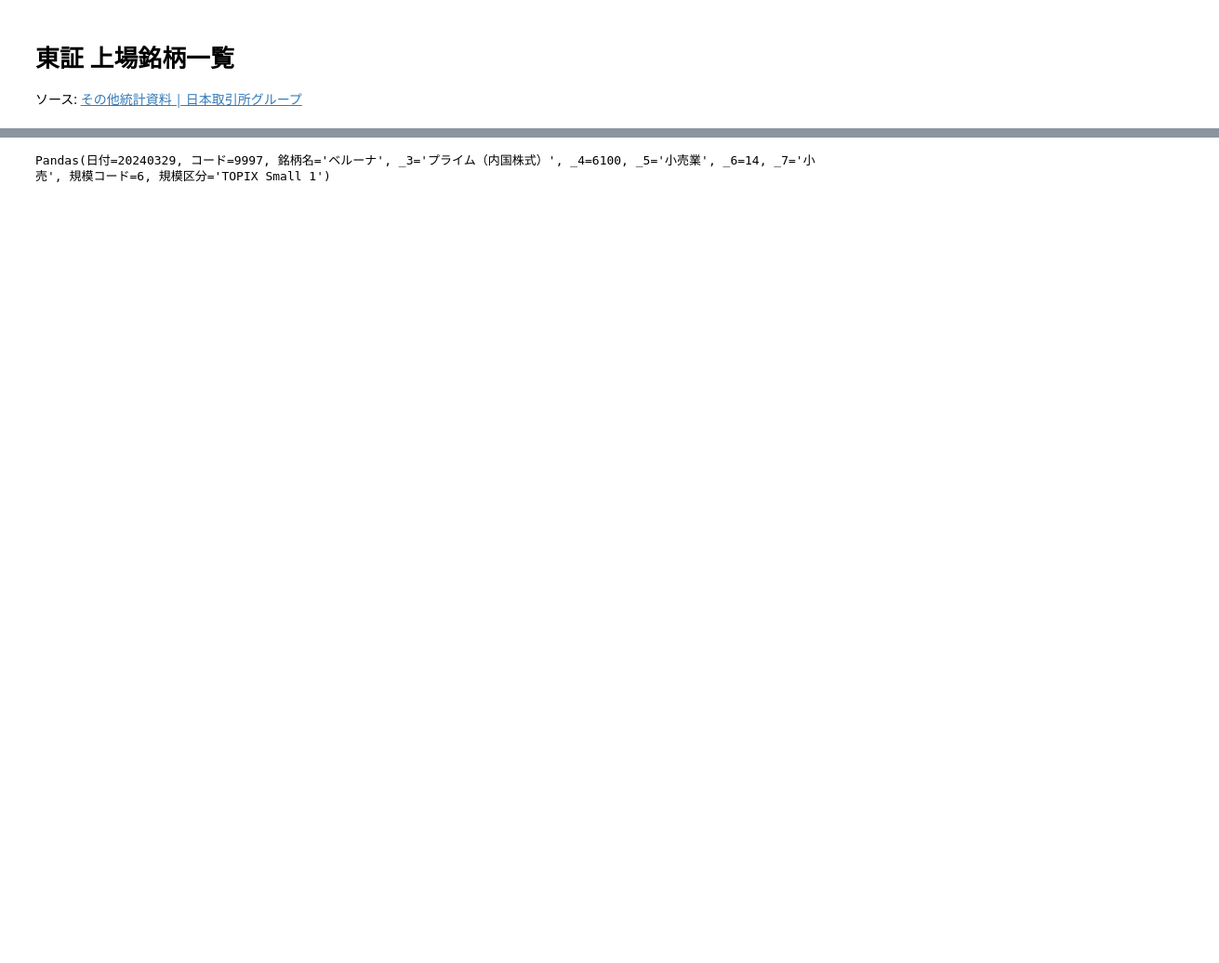
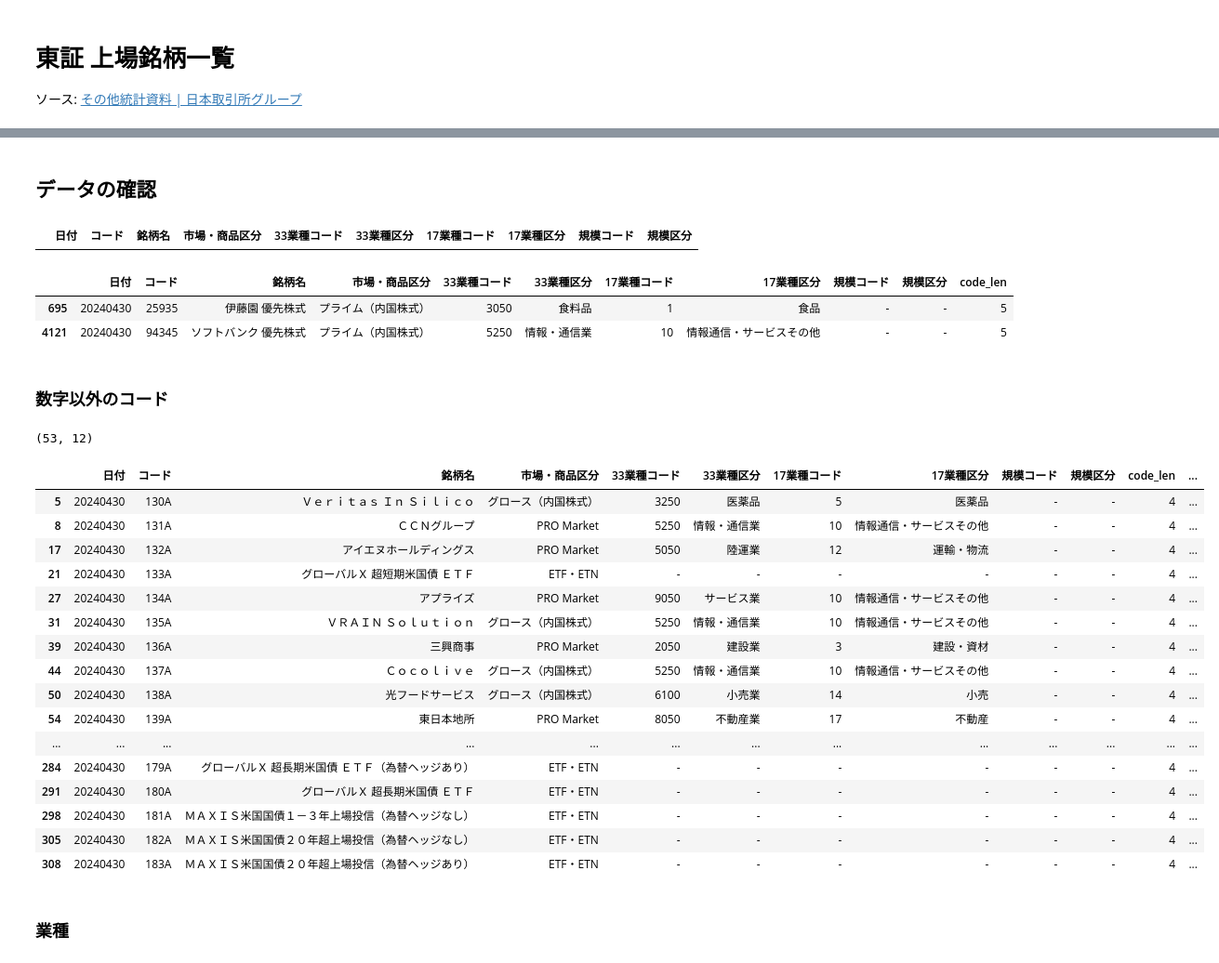
Before and after one commit to sorami/epsg-or-jpx, a Jupyter notebook: jpx.ipynb, the cells around one changed output, grey strips where cells are left out. Shown at 93% size. Drawn from its saved outputs; the diff is of its cells as text; code cells hidden in the pictures; blank space fills up the shorter version.

```diff
--- a/jpx.ipynb
+++ b/jpx.ipynb
@@ -27,4 +26,42 @@ for row in df.itertuples(index=False):
-# %%
-row
-# %% [output]
-Pandas(日付=20240329, コード=9997, 銘柄名='ベルーナ', _3='プライム（内国株式）', _4=6100, _5='小売業', _6=14, _7='小売', 規模コード=6, 規模区分='TOPIX Small 1')
+# %% [markdown]
+## データの確認
+# %%
+# コードが重複していないことを確認
+df[df.duplicated(subset="コード", keep=False)]
+# %% [output]
+|  | 日付 | コード | 銘柄名 | 市場・商品区分 | 33業種コード | 33業種区分 | 17業種コード | 17業種区分 | 規模コード | 規模区分 |
+# %%
+# コードが4桁でない銘柄
+df["code_len"] = df["コード"].apply(lambda x: len(str(x)))
+df[df["code_len"] != 4]
+# %% [output]
+|  | 日付 | コード | 銘柄名 | 市場・商品区分 | 33業種コード | 33業種区分 | 17業種コード | 17業種区分 | 規模コード | 規模区分 | code_len |
+| 695 | 20240430 | 25935 | 伊藤園 優先株式 | プライム（内国株式） | 3050 | 食料品 | 1 | 食品 | - | - | 5 |
+| 4121 | 20240430 | 94345 | ソフトバンク 優先株式 | プライム（内国株式） | 5250 | 情報・通信業 | 10 | 情報通信・サービスその他 | - | - | 5 |
+# %% [markdown]
+### 数字以外のコード
+# %%
+df_alpha = df[~df["コード"].apply(lambda x: isinstance(x, int))]
+print(df_alpha.shape)
+df_alpha
+# %% [output]
+(53, 12)
+|  | 日付 | コード | 銘柄名 | 市場・商品区分 | 33業種コード | 33業種区分 | 17業種コード | 17業種区分 | 規模コード | 規模区分 | code_len | ... |
+| 5 | 20240430 | 130A | Ｖｅｒｉｔａｓ Ｉｎ Ｓｉｌｉｃｏ | グロース（内国株式） | 3250 | 医薬品 | 5 | 医薬品 | - | - | 4 | ... |
+| 8 | 20240430 | 131A | ＣＣＮグループ | PRO Market | 5250 | 情報・通信業 | 10 | 情報通信・サービスその他 | - | - | 4 | ... |
+| 17 | 20240430 | 132A | アイエヌホールディングス | PRO Market | 5050 | 陸運業 | 12 | 運輸・物流 | - | - | 4 | ... |
+| 21 | 20240430 | 133A | グローバルＸ 超短期米国債 ＥＴＦ | ETF・ETN | - | - | - | - | - | - | 4 | ... |
+| 27 | 20240430 | 134A | アプライズ | PRO Market | 9050 | サービス業 | 10 | 情報通信・サービスその他 | - | - | 4 | ... |
+| 31 | 20240430 | 135A | ＶＲＡＩＮ Ｓｏｌｕｔｉｏｎ | グロース（内国株式） | 5250 | 情報・通信業 | 10 | 情報通信・サービスその他 | - | - | 4 | ... |
+| 39 | 20240430 | 136A | 三興商事 | PRO Market | 2050 | 建設業 | 3 | 建設・資材 | - | - | 4 | ... |
+| 44 | 20240430 | 137A | Ｃｏｃｏｌｉｖｅ | グロース（内国株式） | 5250 | 情報・通信業 | 10 | 情報通信・サービスその他 | - | - | 4 | ... |
+| 50 | 20240430 | 138A | 光フードサービス | グロース（内国株式） | 6100 | 小売業 | 14 | 小売 | - | - | 4 | ... |
+| 54 | 20240430 | 139A | 東日本地所 | PRO Market | 8050 | 不動産業 | 17 | 不動産 | - | - | 4 | ... |
+| ... | ... | ... | ... | ... | ... | ... | ... | ... | ... | ... | ... | ... |
+| 284 | 20240430 | 179A | グローバルＸ 超長期米国債 ＥＴＦ（為替ヘッジあり） | ETF・ETN | - | - | - | - | - | - | 4 | ... |
+| 291 | 20240430 | 180A | グローバルＸ 超長期米国債 ＥＴＦ | ETF・ETN | - | - | - | - | - | - | 4 | ... |
+| 298 | 20240430 | 181A | ＭＡＸＩＳ米国国債１－３年上場投信（為替ヘッジなし） | ETF・ETN | - | - | - | - | - | - | 4 | ... |
+| 305 | 20240430 | 182A | ＭＡＸＩＳ米国国債２０年超上場投信（為替ヘッジなし） | ETF・ETN | - | - | - | - | - | - | 4 | ... |
+| 308 | 20240430 | 183A | ＭＡＸＩＳ米国国債２０年超上場投信（為替ヘッジあり） | ETF・ETN | - | - | - | - | - | - | 4 | ... |
+# %% [markdown]
+### 業種
```
Also changed, not shown: parts of 11 cells of this notebook.
